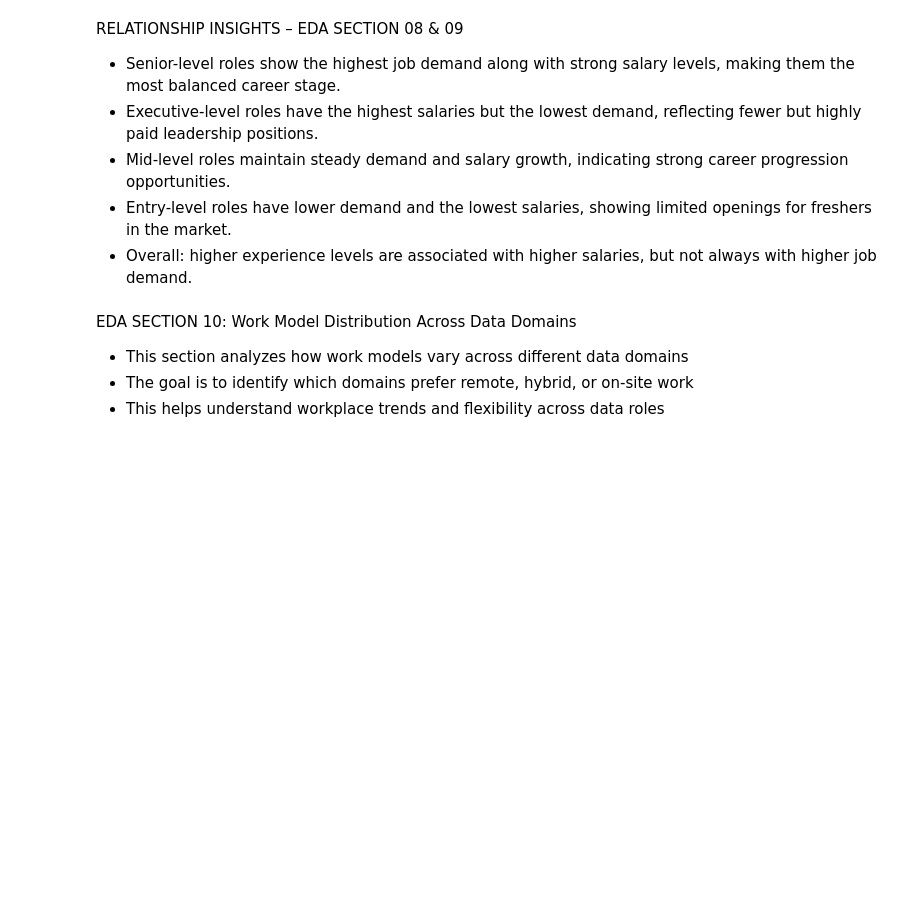
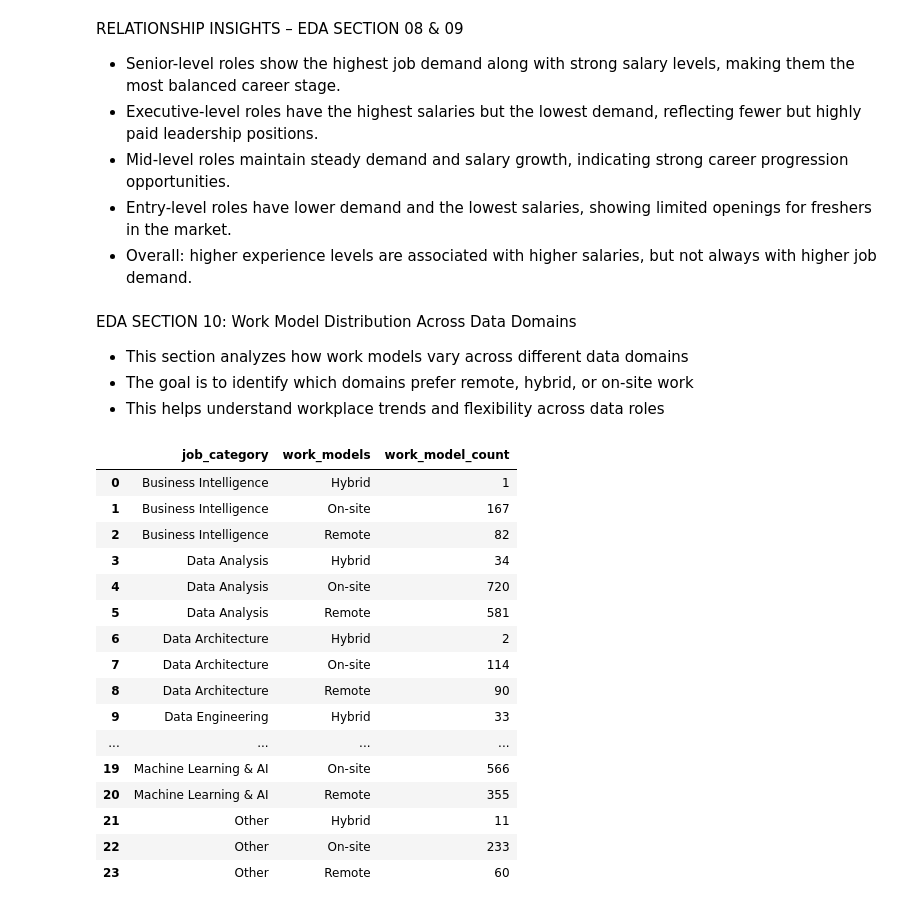
Before and after one commit to Chauhanekta21/Data_Job_Market_Analysis, a Jupyter notebook: main_file.ipynb, the cells around one changed output. Drawn from its saved outputs; the diff is of its cells as text; code cells hidden in the pictures; blank space fills up the shorter version.

Commit message:
Created work model distribution analysis across data domains

```diff
--- a/main_file.ipynb
+++ b/main_file.ipynb
@@ -1304,3 +1304,31 @@ EDA SECTION 10: Work Model Distribution Across Data Domains
 - This section analyzes how work models vary across different data domains
 - The goal is to identify which domains prefer remote, hybrid, or on-site work
 - This helps understand workplace trends and flexibility across data roles
+# %%
+# STEP 01: Calculated Work Model Distribution Across Data Domains
+
+work_model_distribution = (
+    clean_dataset.groupby(["job_category", "work_models"])
+    .size()
+    .reset_index(name="work_model_count")
+)
+
+work_model_distribution
+# %% [output]
+|  | job_category | work_models | work_model_count |
+| 0 | Business Intelligence | Hybrid | 1 |
+| 1 | Business Intelligence | On-site | 167 |
+| 2 | Business Intelligence | Remote | 82 |
+| 3 | Data Analysis | Hybrid | 34 |
+| 4 | Data Analysis | On-site | 720 |
+| 5 | Data Analysis | Remote | 581 |
+| 6 | Data Architecture | Hybrid | 2 |
+| 7 | Data Architecture | On-site | 114 |
+| 8 | Data Architecture | Remote | 90 |
+| 9 | Data Engineering | Hybrid | 33 |
+| ... | ... | ... | ... |
+| 19 | Machine Learning & AI | On-site | 566 |
+| 20 | Machine Learning & AI | Remote | 355 |
+| 21 | Other | Hybrid | 11 |
+| 22 | Other | On-site | 233 |
+| 23 | Other | Remote | 60 |
```
